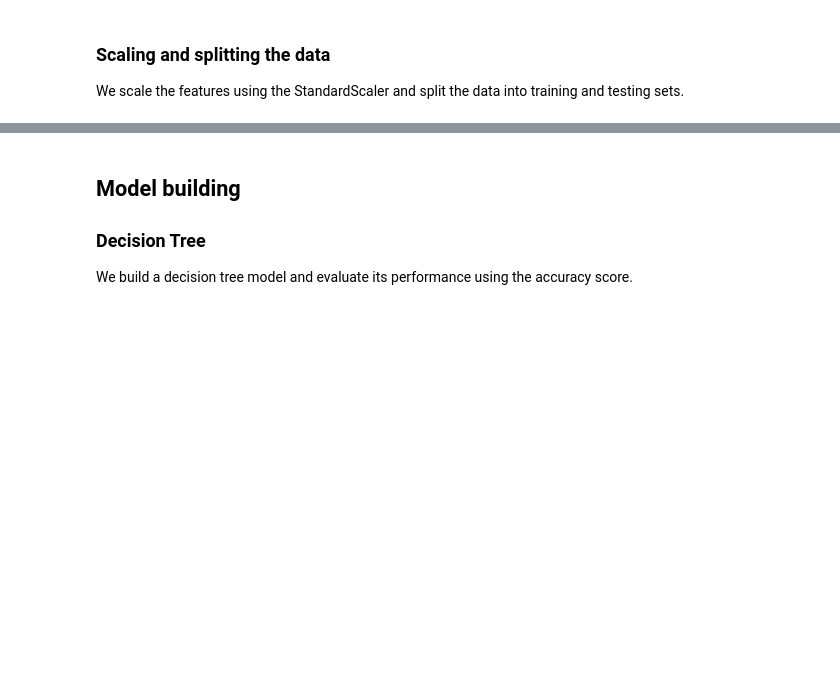
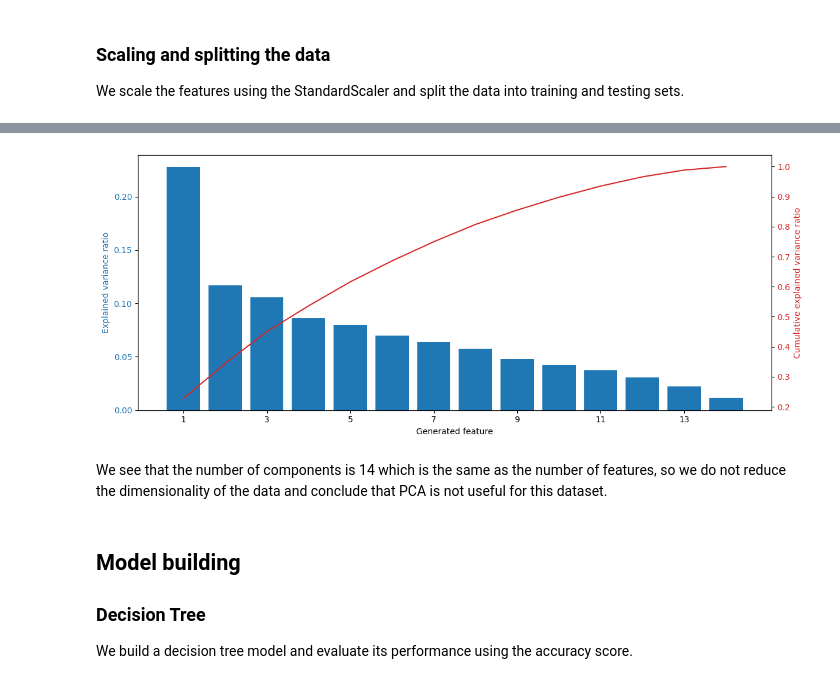
Before and after one commit to nlinnanen/ml-project, a Jupyter notebook: project.ipynb, the cells around one changed output, grey strips where cells are left out. Drawn from its saved outputs; the diff is of its cells as text; code cells hidden in the pictures; blank space fills up the shorter version.

```diff
--- a/project.ipynb
+++ b/project.ipynb
@@ -64,3 +68,31 @@ X_train, X_test, y_train, y_test = train_test_split(X, y, test_size=0.2)
+# %%
+# Perfrom PCA and evaluate the different number of components
+from sklearn.decomposition import PCA
+
+N = 14
+pca = PCA(n_components=N)
+X_train_reduced = pca.fit_transform(X_train)
+
+# plot the explained variances
+fig, ax1 = plt.subplots(figsize=(12, 5))
+color = 'tab:blue'
+ax1.bar(1+np.arange(N), pca.explained_variance_ratio_, color=color)
+ax1.set_xticks(1+np.arange(N, step=2))
+ax1.tick_params(axis='y', labelcolor=color)
+ax1.set_ylabel("Explained variance ratio", color=color)
+ax1.set_xlabel("Generated feature")
+
+ax2 = ax1.twinx()
+color = 'tab:red'
+ax2.tick_params(axis='y', labelcolor=color)
+ax2.plot(1+np.arange(N), np.cumsum(pca.explained_variance_ratio_), color=color)
+ax2.set_ylabel("Cumulative explained variance ratio", color=color)
+fig.tight_layout()
+plt.show()
+# %% [output]
+[figure, added]
+# %% [markdown]
+We see that the number of components is 14 which is the same as the number of features, so we do not reduce the dimensionality of the data and conclude that PCA is not useful for this dataset.
 # %% [markdown]
 ## Model building
 
```
Also changed, not shown: parts of 4 cells of this notebook.
